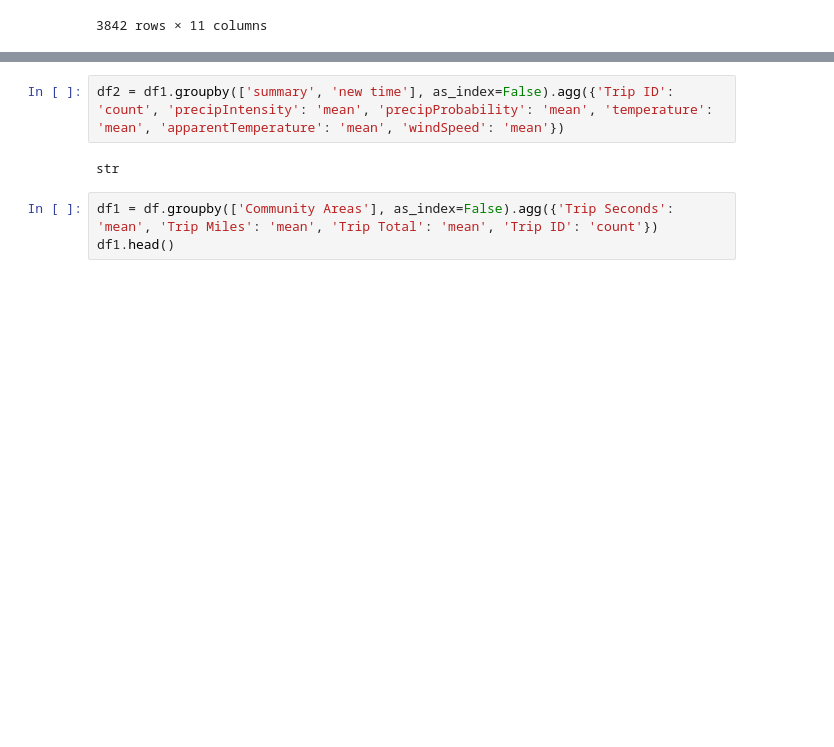
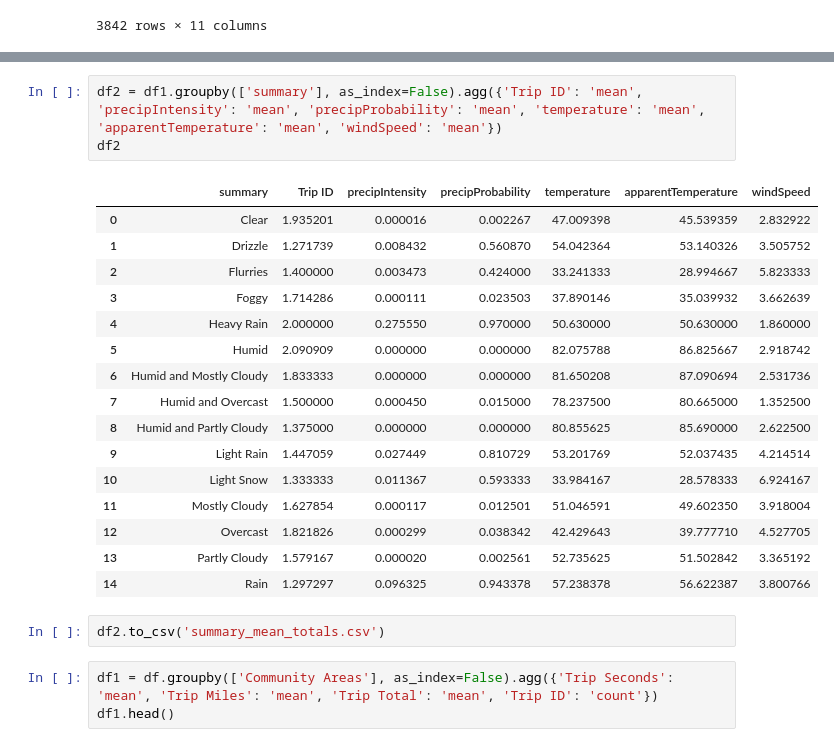
Before and after one commit to peterjorphan/07-project_one, a Jupyter notebook: Resources/jared_datawork.ipynb, the cells around one changed output, grey strips where cells are left out. Saved outputs shown, nothing was run; the diff lists cells and outputs as text; blank space fills up the shorter version.

```diff
--- a/Resources/jared_datawork.ipynb
+++ b/Resources/jared_datawork.ipynb
@@ -75,7 +64,25 @@ df1.tocsv
 # %%
-df2 = df1.groupby(['summary', 'new time'], as_index=False).agg({'Trip ID': 'count', 'precipIntensity': 'mean', 'precipProbability': 'mean', 'temperature': 'mean', 'apparentTemperature': 'mean', 'windSpeed': 'mean'})
+df2 = df1.groupby(['summary'], as_index=False).agg({'Trip ID': 'mean', 'precipIntensity': 'mean', 'precipProbability': 'mean', 'temperature': 'mean', 'apparentTemperature': 'mean', 'windSpeed': 'mean'})
+df2
 # %% [output]
-str
+|  | summary | Trip ID | precipIntensity | precipProbability | temperature | apparentTemperature | windSpeed |
+| 0 | Clear | 1.935201 | 0.000016 | 0.002267 | 47.009398 | 45.539359 | 2.832922 |
+| 1 | Drizzle | 1.271739 | 0.008432 | 0.560870 | 54.042364 | 53.140326 | 3.505752 |
+| 2 | Flurries | 1.400000 | 0.003473 | 0.424000 | 33.241333 | 28.994667 | 5.823333 |
+| 3 | Foggy | 1.714286 | 0.000111 | 0.023503 | 37.890146 | 35.039932 | 3.662639 |
+| 4 | Heavy Rain | 2.000000 | 0.275550 | 0.970000 | 50.630000 | 50.630000 | 1.860000 |
+| 5 | Humid | 2.090909 | 0.000000 | 0.000000 | 82.075788 | 86.825667 | 2.918742 |
+| 6 | Humid and Mostly Cloudy | 1.833333 | 0.000000 | 0.000000 | 81.650208 | 87.090694 | 2.531736 |
+| 7 | Humid and Overcast | 1.500000 | 0.000450 | 0.015000 | 78.237500 | 80.665000 | 1.352500 |
+| 8 | Humid and Partly Cloudy | 1.375000 | 0.000000 | 0.000000 | 80.855625 | 85.690000 | 2.622500 |
+| 9 | Light Rain | 1.447059 | 0.027449 | 0.810729 | 53.201769 | 52.037435 | 4.214514 |
+| 10 | Light Snow | 1.333333 | 0.011367 | 0.593333 | 33.984167 | 28.578333 | 6.924167 |
+| 11 | Mostly Cloudy | 1.627854 | 0.000117 | 0.012501 | 51.046591 | 49.602350 | 3.918004 |
+| 12 | Overcast | 1.821826 | 0.000299 | 0.038342 | 42.429643 | 39.777710 | 4.527705 |
+| 13 | Partly Cloudy | 1.579167 | 0.000020 | 0.002561 | 52.735625 | 51.502842 | 3.365192 |
+| 14 | Rain | 1.297297 | 0.096325 | 0.943378 | 57.238378 | 56.622387 | 3.800766 |
+# %%
+df2.to_csv('summary_mean_totals.csv')
 # %%
 df1 = df.groupby(['Community Areas'], as_index=False).agg({'Trip Seconds': 'mean', 'Trip Miles': 'mean', 'Trip Total': 'mean', 'Trip ID': 'count'})
 df1.head()
```
Also changed, not shown: parts of 1 cell of this notebook, 1 other file.
